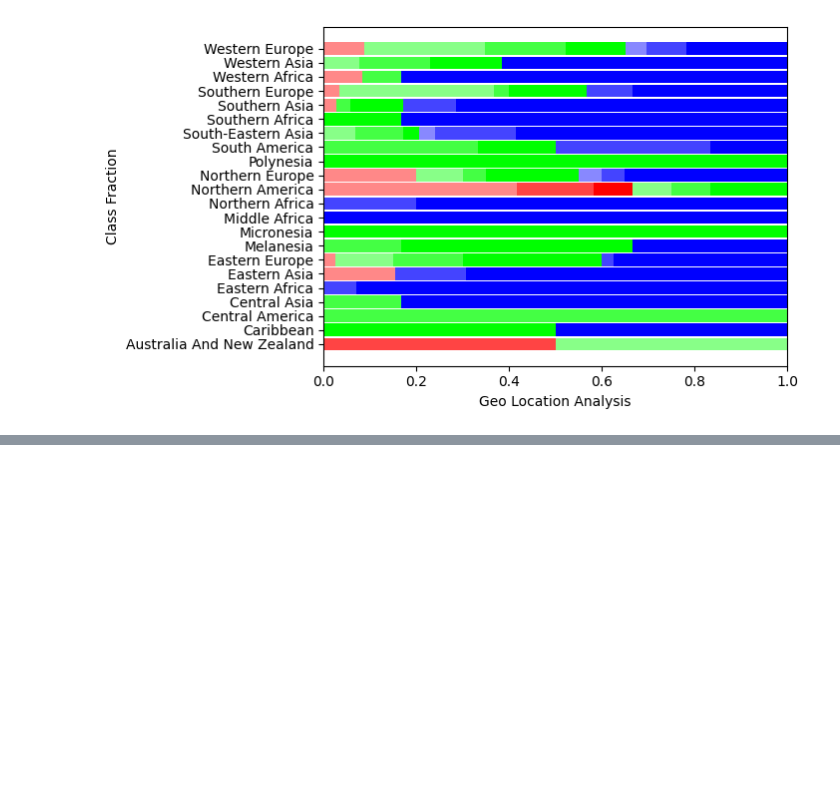
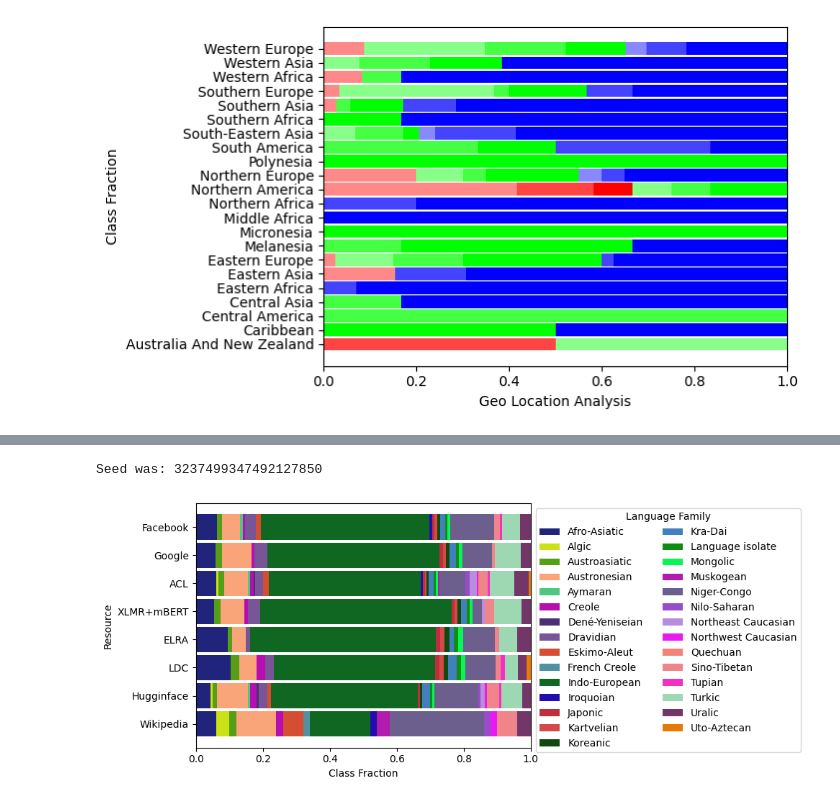
Before and after one commit to NisansaDdS/Some-Languages-are-More-Equal-than-Others, a Jupyter notebook: Generate Diagrams.ipynb, the cells around one changed output, grey strips where cells are left out. Drawn from its saved outputs; the diff is of its cells as text; code cells hidden in the pictures; blank space fills up the shorter version.

```diff
--- a/Generate Diagrams.ipynb
+++ b/Generate Diagrams.ipynb
@@ -1659,0 +1776,25 @@ drawBarGraph("geo location analysis",False)
+# %%
+# **Note:** The colours are randomized.
+# Some sample seeds that worked well: 2262264242078653279,2199217718325811020,8822979612487266713
+
+import random
+import sys
+
+seed = random.randrange(sys.maxsize)
+rng = random.Random(seed)
+print("Seed was:", seed)
+
+languageFamilyColours={}
+
+languageFamilySet=list(set(data["language family"].dropna()))
+languageFamilySet.sort()
+
+
+for lfc in  languageFamilySet:
+  languageFamilyColours[lfc.replace("–","-")]="#"+''.join([random.choice('ABCDEF0123456789') for i in range(6)])
+
+
+drawBarGraphResources("language family","Language Family","Resource",languageFamilyColours,True)
+# %% [output]
+Seed was: 3237499347492127850
+[figure, added]
```
Also changed, not shown: parts of 3 cells of this notebook, 2 other files.
